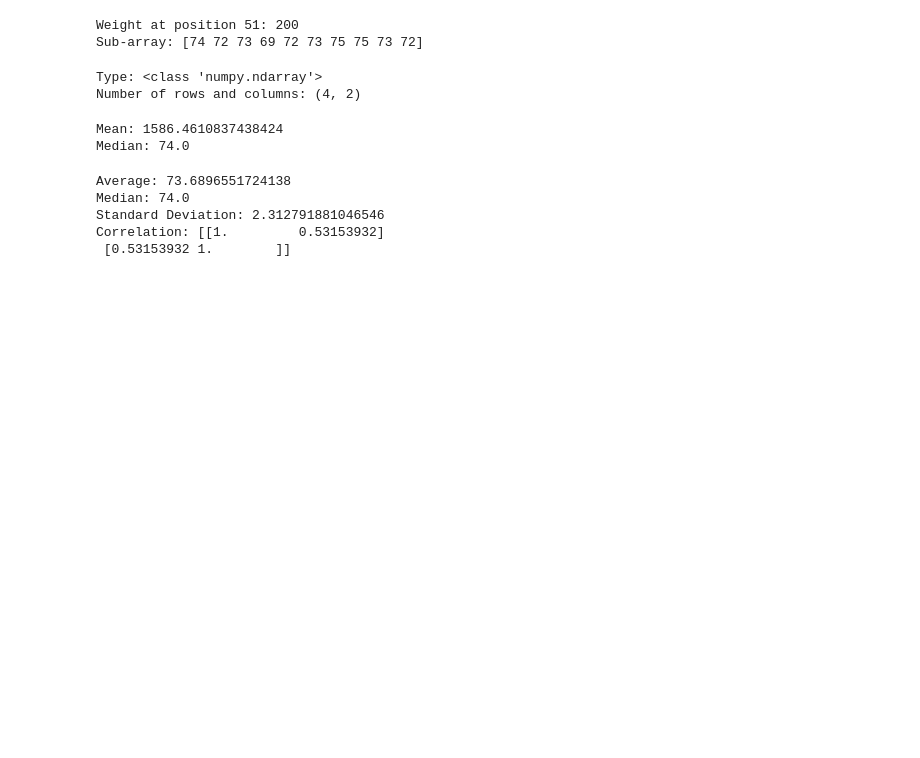
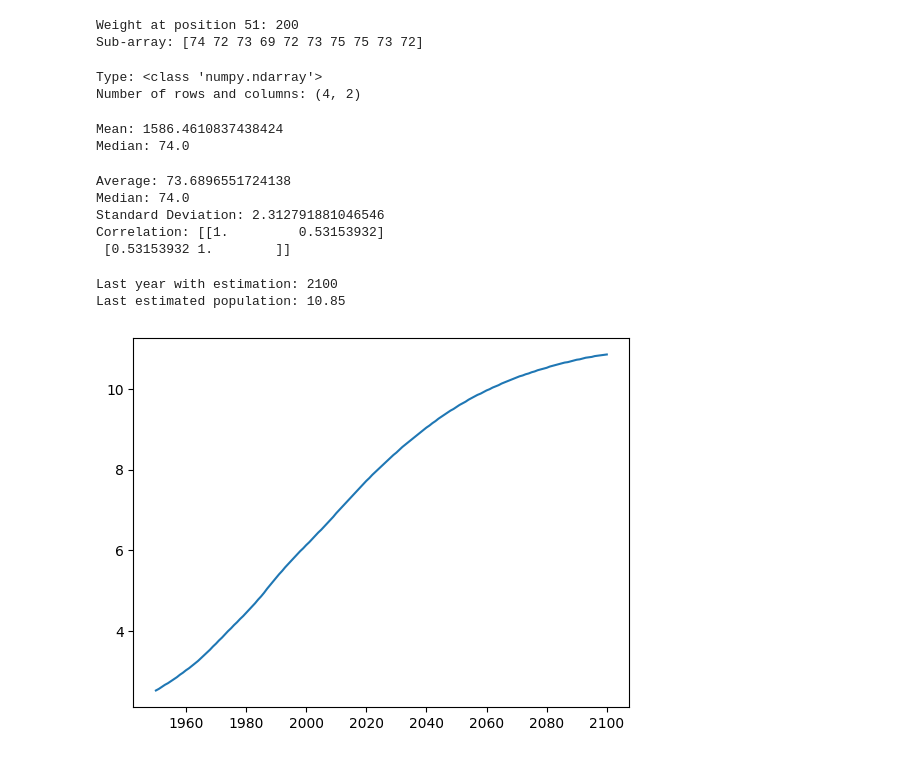
Before and after one commit to SashoVas/MachineLearning, a Jupyter notebook: Numpy, Pandas, Matplotlib & Seaborn/Tasks.ipynb, the cells around one changed output. Drawn from its saved outputs; the diff is of its cells as text; code cells hidden in the pictures; blank space fills up the shorter version.

```diff
--- a/Numpy, Pandas, Matplotlib & Seaborn/Tasks.ipynb
+++ b/Numpy, Pandas, Matplotlib & Seaborn/Tasks.ipynb
@@ -59,3 +59,18 @@ Median: 74.0
 Standard Deviation: 2.312791881046546
 Correlation: [[1.         0.53153932]
  [0.53153932 1.        ]]
+# %%
+import matplotlib.pyplot as plt
+
+year = [1950, 1951, 1952, 1953, 1954, 1955, 1956, 1957, 1958, 1959, 1960, 1961, 1962, 1963, 1964, 1965, 1966, 1967, 1968, 1969, 1970, 1971, 1972, 1973, 1974, 1975, 1976, 1977, 1978, 1979, 1980, 1981, 1982, 1983, 1984, 1985, 1986, 1987, 1988, 1989, 1990, 1991, 1992, 1993, 1994, 1995, 1996, 1997, 1998, 1999, 2000, 2001, 2002, 2003, 2004, 2005, 2006, 2007, 2008, 2009, 2010, 2011, 2012, 2013, 2014, 2015, 2016, 2017, 2018, 2019, 2020, 2021, 2022, 2023, 2024, 2025, 2026, 2027, 2028, 2029, 2030, 2031, 2032, 2033, 2034, 2035, 2036, 2037, 2038, 2039, 2040, 2041, 2042, 2043, 2044, 2045, 2046, 2047, 2048, 2049, 2050, 2051, 2052, 2053, 2054, 2055, 2056, 2057, 2058, 2059, 2060, 2061, 2062, 2063, 2064, 2065, 2066, 2067, 2068, 2069, 2070, 2071, 2072, 2073, 2074, 2075, 2076, 2077, 2078, 2079, 2080, 2081, 2082, 2083, 2084, 2085, 2086, 2087, 2088, 2089, 2090, 2091, 2092, 2093, 2094, 2095, 2096, 2097, 2098, 2099, 2100]
+pop = [2.53, 2.57, 2.62, 2.67, 2.71, 2.76, 2.81, 2.86, 2.92, 2.97, 3.03, 3.08, 3.14, 3.2, 3.26, 3.33, 3.4, 3.47, 3.54, 3.62, 3.69, 3.77, 3.84, 3.92, 4.0, 4.07, 4.15, 4.22, 4.3, 4.37, 4.45, 4.53, 4.61, 4.69, 4.78, 4.86, 4.95, 5.05, 5.14, 5.23, 5.32, 5.41, 5.49, 5.58, 5.66, 5.74, 5.82, 5.9, 5.98, 6.05, 6.13, 6.2, 6.28, 6.36, 6.44, 6.51, 6.59, 6.67, 6.75, 6.83, 6.92, 7.0, 7.08, 7.16, 7.24, 7.32, 7.4, 7.48, 7.56, 7.64, 7.72, 7.79, 7.87, 7.94, 8.01, 8.08, 8.15, 8.22, 8.29, 8.36, 8.42, 8.49, 8.56, 8.62, 8.68, 8.74, 8.8, 8.86, 8.92, 8.98, 9.04, 9.09, 9.15, 9.2, 9.26, 9.31, 9.36, 9.41, 9.46, 9.5, 9.55, 9.6, 9.64, 9.68, 9.73, 9.77, 9.81, 9.85, 9.88, 9.92, 9.96, 9.99, 10.03, 10.06, 10.09, 10.13, 10.16, 10.19, 10.22, 10.25, 10.28, 10.31, 10.33, 10.36, 10.38, 10.41, 10.43, 10.46, 10.48, 10.5, 10.52, 10.55, 10.57, 10.59, 10.61, 10.63, 10.65, 10.66, 10.68, 10.7, 10.72, 10.73, 10.75, 10.77, 10.78, 10.79, 10.81, 10.82, 10.83, 10.84, 10.85]
+
+print('Last year with estimation:',year[-1])
+print('Last estimated population:',pop[-1])
+
+plt.plot(year,pop)
+plt.show()
+# %% [output]
+Last year with estimation: 2100
+Last estimated population: 10.85
+[figure, added]
```
Also changed, not shown: parts of 2 cells of this notebook, 1 other file.
